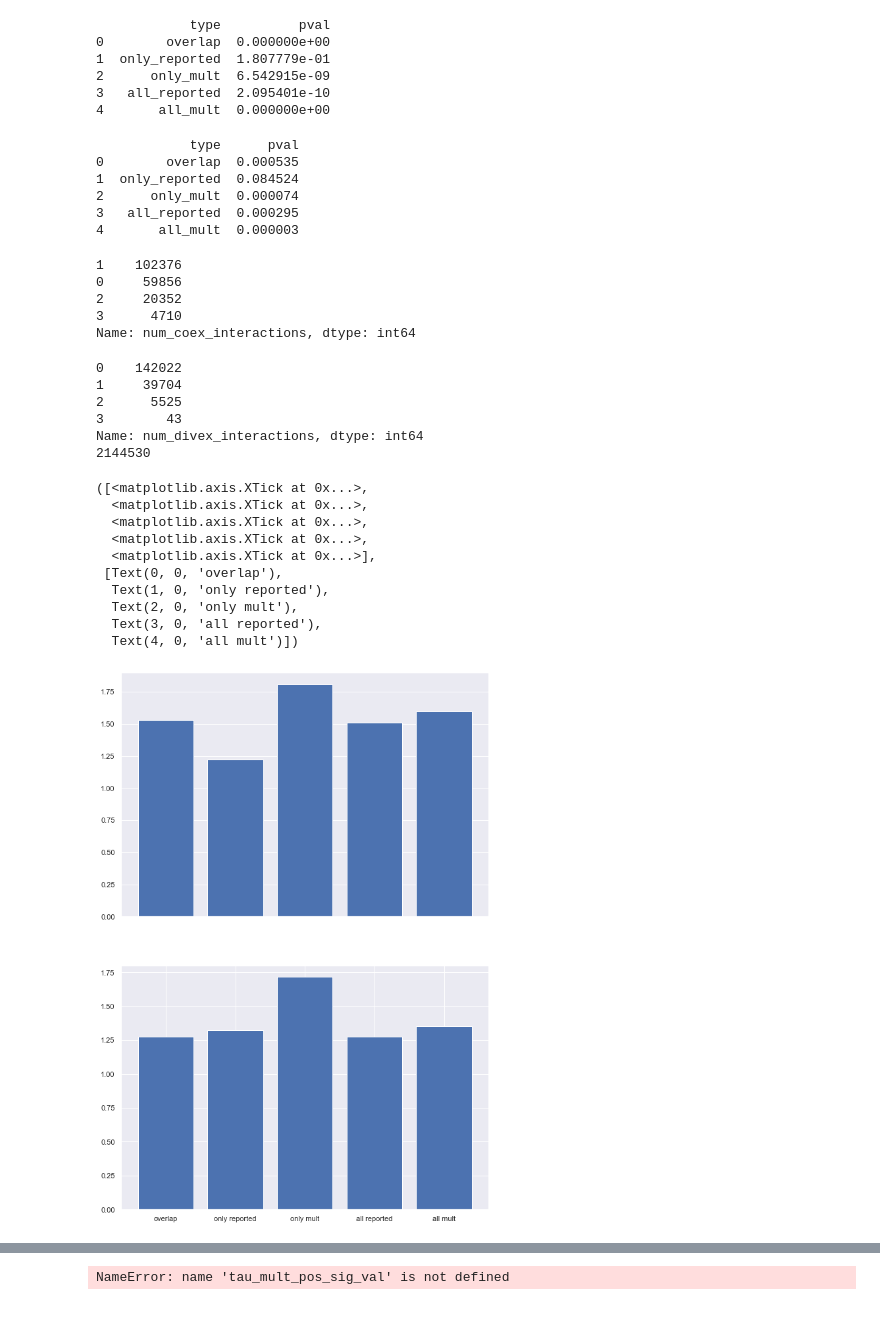
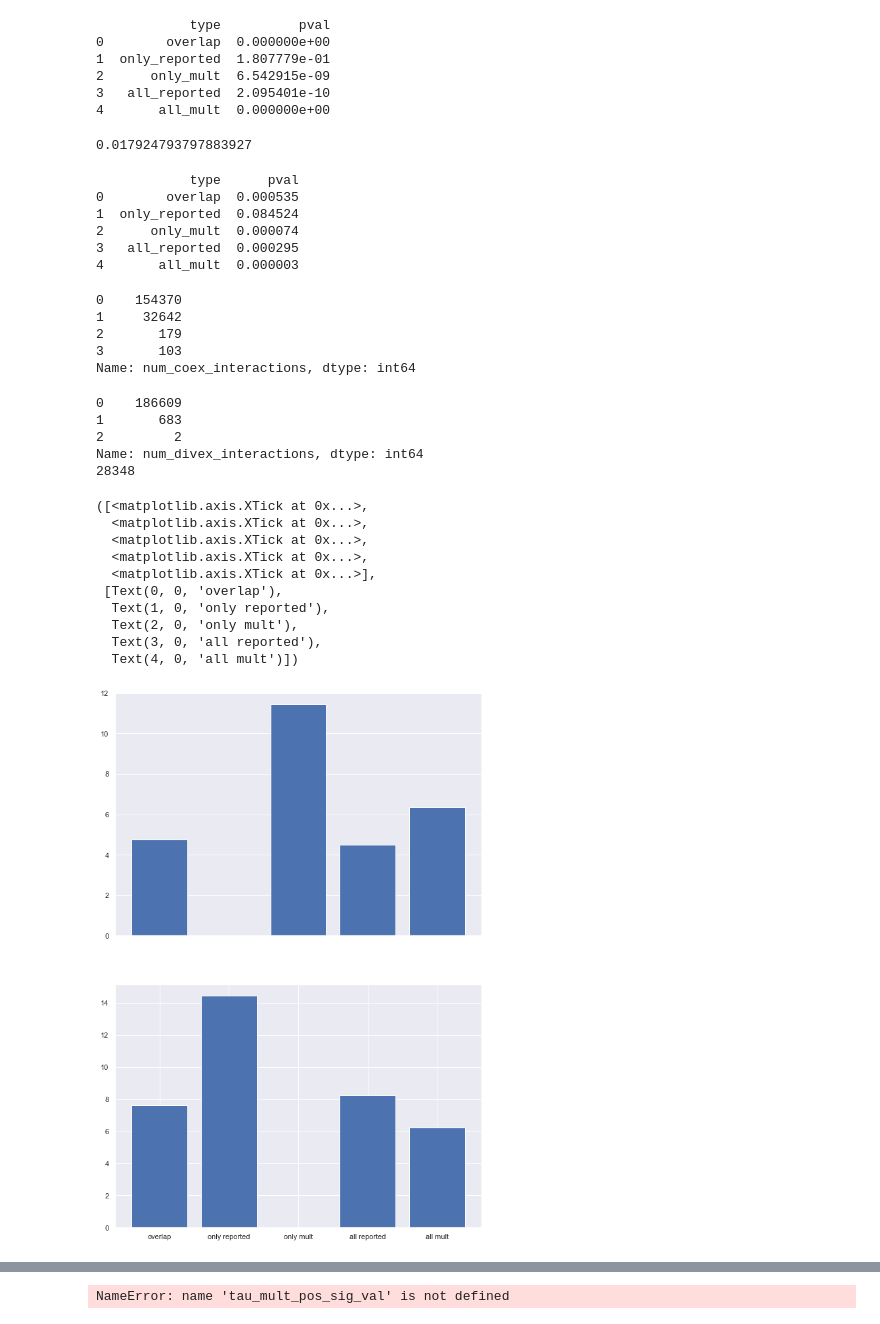
Before and after one commit to brian-arnold/epistasis_reanalysis, a Jupyter notebook: yeast_screens/Kuzmin2020.ipynb, the cells around one changed output, grey strips where cells are left out. Drawn from its saved outputs; the diff is of its cells as text; code cells hidden in the pictures.

Commit message:
added oneplus to coex analysis

```diff
--- a/yeast_screens/Kuzmin2020.ipynb
+++ b/yeast_screens/Kuzmin2020.ipynb
@@ -395,16 +396,16 @@ p = 0.05
 overlap, only_reported, only_mult, all_reported, all_mult = enrich.outlier_enrichment( df[df.pval < p], "negative", count_frac, multiplicative, tau_mult_sig_val)
 denom = overlap + only_reported + only_mult
 
-results['type'].extend(['overlap_negative', 'only reported negative', 'only mult negative'])
+results['type'].extend(['overlap', 'only reported', 'only multiplicative'])
 results['number'].extend([overlap, only_reported, only_mult])
-results['frac'].extend([overlap/denom, only_reported/denom, only_mult/denom])
+results['fraction'].extend([overlap/denom, only_reported/denom, only_mult/denom])
 
-overlap, only_reported, only_mult, all_reported, all_mult = enrich.outlier_enrichment( df[df.pval < p], "positive", count_frac, multiplicative, tau_mult_sig_val)
-denom = overlap + only_reported + only_mult
+#overlap, only_reported, only_mult, all_reported, all_mult = enrich.outlier_enrichment( df[df.pval < p], "positive", count_frac, multiplicative, tau_mult_sig_val)
+#denom = overlap + only_reported + only_mult
 
-results['type'].extend(['overlap_positive', 'only reported positive', 'only mult positive'])
-results['number'].extend([overlap, only_reported, only_mult])
-results['frac'].extend([overlap/denom, only_reported/denom, only_mult/denom])
+#results['type'].extend(['overlap_positive', 'only reported positive', 'only mult positive'])
+#results['number'].extend([overlap, only_reported, only_mult])
+#results['fraction'].extend([overlap/denom, only_reported/denom, only_mult/denom])
 
 pd.DataFrame.from_dict(results)
 # %% [output]
@@ -436,7 +441,7 @@ db_interactions = db_interactions[db_interactions.experimental_system.isin(exper
 # %%
 
 physical_pairwise_interactions_set = db.find_unique_interactions(db_interactions, 'official_symbol_interactor_a', 'official_symbol_interactor_b')
-num_physical_interactions, twoplus_physical_interactions, three_physical_interactions = db.count_interactions_in_set(df, physical_pairwise_interactions_set)
+num_physical_interactions, oneplus_physical_interactions, twoplus_physical_interactions, three_physical_interactions = db.count_interactions_in_set(df, physical_pairwise_interactions_set)
 #df['num_physical_interactions'] = df['alleles'].map(num_physical_interactions)
 #df['twoplus_physical_interactions'] = df['alleles'].map(twoplus_physical_interactions)
 df['three_physical_interactions'] = df['alleles'].map(three_physical_interactions)
@@ -538,6 +551,14 @@ print(enrich.perform_hypergeom_test(df, "negative", enrich.alleles_2_go_enrichme
 2      only_mult  6.542915e-09
 3   all_reported  2.095401e-10
 4       all_mult  0.000000e+00
+# %%
+overlap, only_reported, only_mult, all_reported, all_mult = enrich.outlier_enrichment(df[df.pval < p], "negative", enrich.alleles_2_go_enrichment, multiplicative, tau_mult_sig_val)
+# since all_mult has more observations than all_reported, treat all_mult as the "population" and all_reported as the "sample" for the hypergeometric test
+# and use the hypergeom cdf to do a lower-tailed test
+test = hypergeom.cdf(*enrich.get_hypergeom_params(all_reported, all_mult))
+print(test)
+# %% [output]
+0.017924793797883927
 # %%
 print(enrich.perform_hypergeom_test(df, "positive", enrich.alleles_2_go_enrichment, multiplicative, tau_mult_sig_val))
 # %% [output]
@@ -549,7 +570,7 @@ print(enrich.perform_hypergeom_test(df, "positive", enrich.alleles_2_go_enrichme
 4       all_mult  0.000003
 # %%
 # arg that goes into get_coexpression_gene_pairs is the z-score associated with how significant the correlation b/t expression is
-coexpression_gene_pairs_set, divexpression_gene_pairs_set = db.get_expression_gene_pairs(2)
+coexpression_gene_pairs_set, divexpression_gene_pairs_set = db.get_expression_gene_pairs(4)
 
 num_coex_interactions, oneplus_coex_interactions, twoplus_coex_interactions, three_coex_interactions = db.count_interactions_in_set(df, coexpression_gene_pairs_set)
 num_divex_interactions, oneplus_divex_interactions, twoplus_divex_interactions, three_divex_interactions = db.count_interactions_in_set(df, divexpression_gene_pairs_set)
@@ -566,10 +587,10 @@ df['three_divex_interactions'] = df['alleles'].map(three_divex_interactions)
 
 print(df['num_coex_interactions'].value_counts())
 # %% [output]
-1    102376
-0     59856
-2     20352
-3      4710
+0    154370
+1     32642
+2       179
+3       103
 Name: num_coex_interactions, dtype: int64
 # %%
 print(df['num_divex_interactions'].value_counts())
@@ -585,41 +606,50 @@ def fraction_divex_two(df):
     d['int'] = np.sum(df.twoplus_divex_interactions)
     d['frac'] = d['int']/d['tot']
     return d
+
+def fraction_divex_one(df):
+    """
+    Returns a dict of the number of gene triplets with 3 coexpresison interactions along with the total number of triplets
+    """
+    d = {}
+    d['tot'] = len(df.oneplus_divex_interactions)
+    d['int'] = np.sum(df.oneplus_divex_interactions)
+    d['frac'] = d['int']/d['tot']
+    return d
 # %% [output]
-0    142022
-1     39704
-2      5525
-3        43
+0    186609
+1       683
+2         2
 Name: num_divex_interactions, dtype: int64
-2144530
+28348
 # %%
 # functions to use to explore pbhysical interactions: fraction_physical_twoplus, fraction_physical_three
 fig, axs = plt.subplots(nrows=2, figsize=(10,15))
 
-#func = enrich.fraction_coex_three
-finc = fraction_divex_two
+func = enrich.fraction_coex_three
+#func = fraction_divex_one
 p = 0.05
 
 genome_wide = func(df)
 
 overlap, only_reported, only_mult, all_reported, all_mult = enrich.outlier_enrichment(df[df.pval < p], "negative", func, multiplicative, tau_mult_sig_val)
 mk_barplot(genome_wide['frac'], overlap['frac'], only_reported['frac'], only_mult['frac'], all_reported['frac'], all_mult['frac'], 0)
 
 overlap, only_reported, only_mult, all_reported, all_mult = enrich.outlier_enrichment(df[df.pval < p], "positive", func, multiplicative, tau_mult_sig_val)
 mk_barplot(genome_wide['frac'], overlap['frac'], only_reported['frac'], only_mult['frac'], all_reported['frac'], all_mult['frac'], 1)
 
 bars = ('overlap', 'only reported', 'only mult', 'all reported', 'all mult')
 x_pos = np.arange(len(bars))
 plt.xticks(x_pos, bars)
 # %% [output]
 ([<matplotlib.axis.XTick at 0x...>,
   <matplotlib.axis.XTick at 0x...>,
   <matplotlib.axis.XTick at 0x...>,
   <matplotlib.axis.XTick at 0x...>,
   <matplotlib.axis.XTick at 0x...>],
  [Text(0, 0, 'overlap'),
   Text(1, 0, 'only reported'),
   Text(2, 0, 'only mult'),
   Text(3, 0, 'all reported'),
   Text(4, 0, 'all mult')])
-[figure, old version]
+[figure, new version]
```
Also changed, not shown: parts of 10 cells of this notebook, 1 other file.
